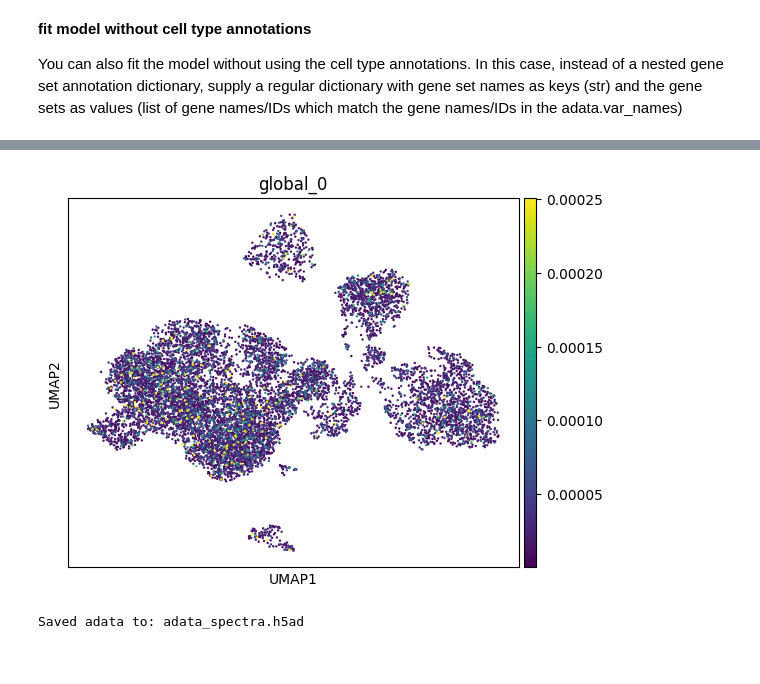
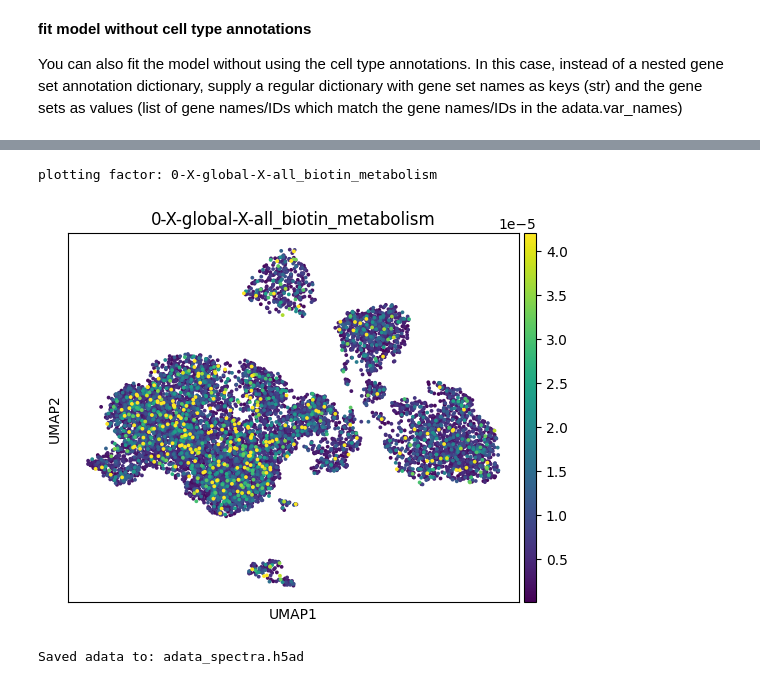
Before and after one commit to dpeerlab/spectra, a Jupyter notebook: notebooks/Spectra_Colaboratory_tutorial.ipynb, the cells around one changed output, grey strips where cells are left out. Cells and saved outputs as stored; diff of their text form; code cells hidden in the pictures.

```diff
--- a/notebooks/Spectra_Colaboratory_tutorial.ipynb
+++ b/notebooks/Spectra_Colaboratory_tutorial.ipynb
@@ -541,10 +564,15 @@ cell_scores
 # %%
 #visualize factor cell scores (this is poorly fitted bc we only ran 2 epochs)
-factor_of_interest = 'global_0'
-adata.obs[factor_of_interest] = cell_scores[factor_of_interest].astype(float)
-sc.pl.umap(adata,color=factor_of_interest,vmax=cell_scores[factor_of_interest].quantile(0.99))
+factor_of_interest = adata.uns['SPECTRA_overlap'].index[0]
+print('plotting factor:',adata.uns['SPECTRA_overlap'].index[0])
+
+#add cell scores to obs
+cell_scores = adata.obsm['SPECTRA_cell_scores'][:,0].astype(float)
+adata.obs[factor_of_interest] = cell_scores
+sc.pl.umap(adata,color=factor_of_interest,s=30,vmax=np.quantile(cell_scores,0.98))
 # %% [output]
+plotting factor: 0-X-global-X-all_biotin_metabolism
-[figure, old version]
+[figure, new version]
 # %%
 #save the adata
 adata_save_path = 'adata_spectra.h5ad'#where to save the adata to
```
Also changed, not shown: parts of 55 cells of this notebook, 2 other files.
